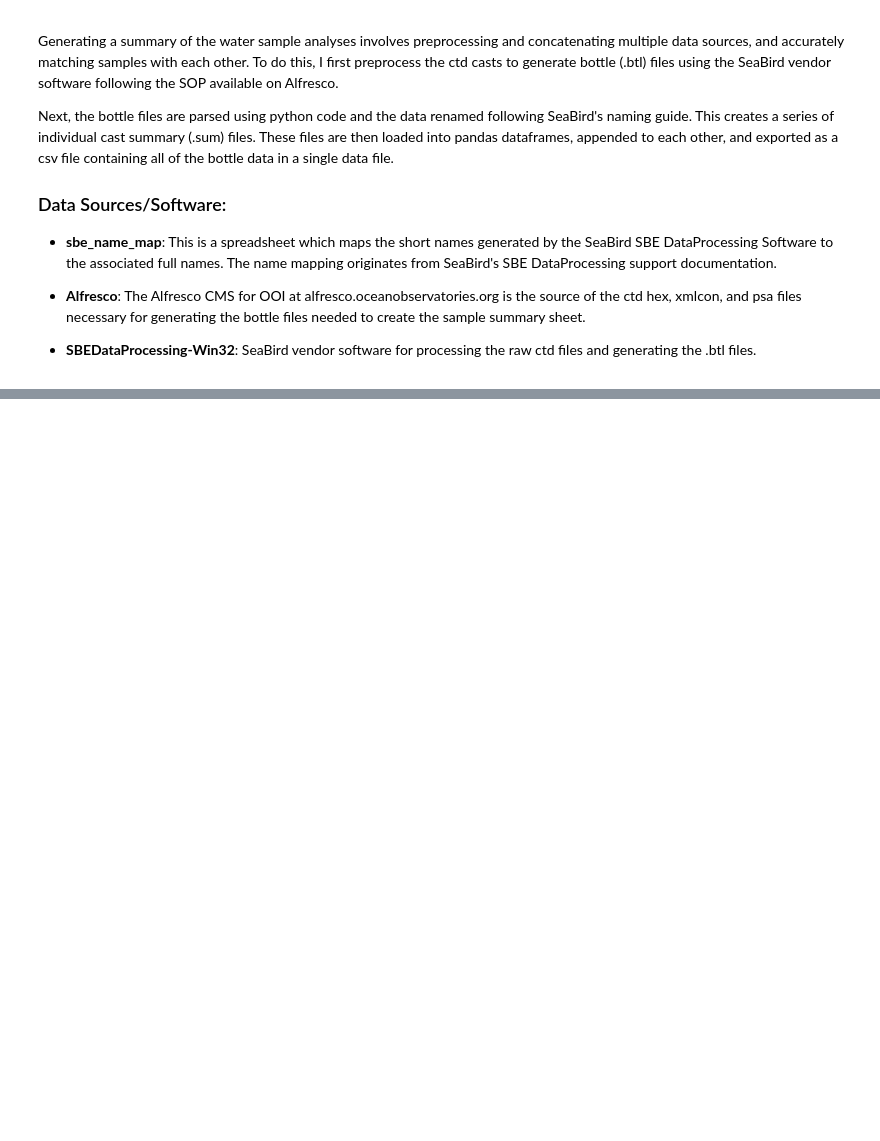
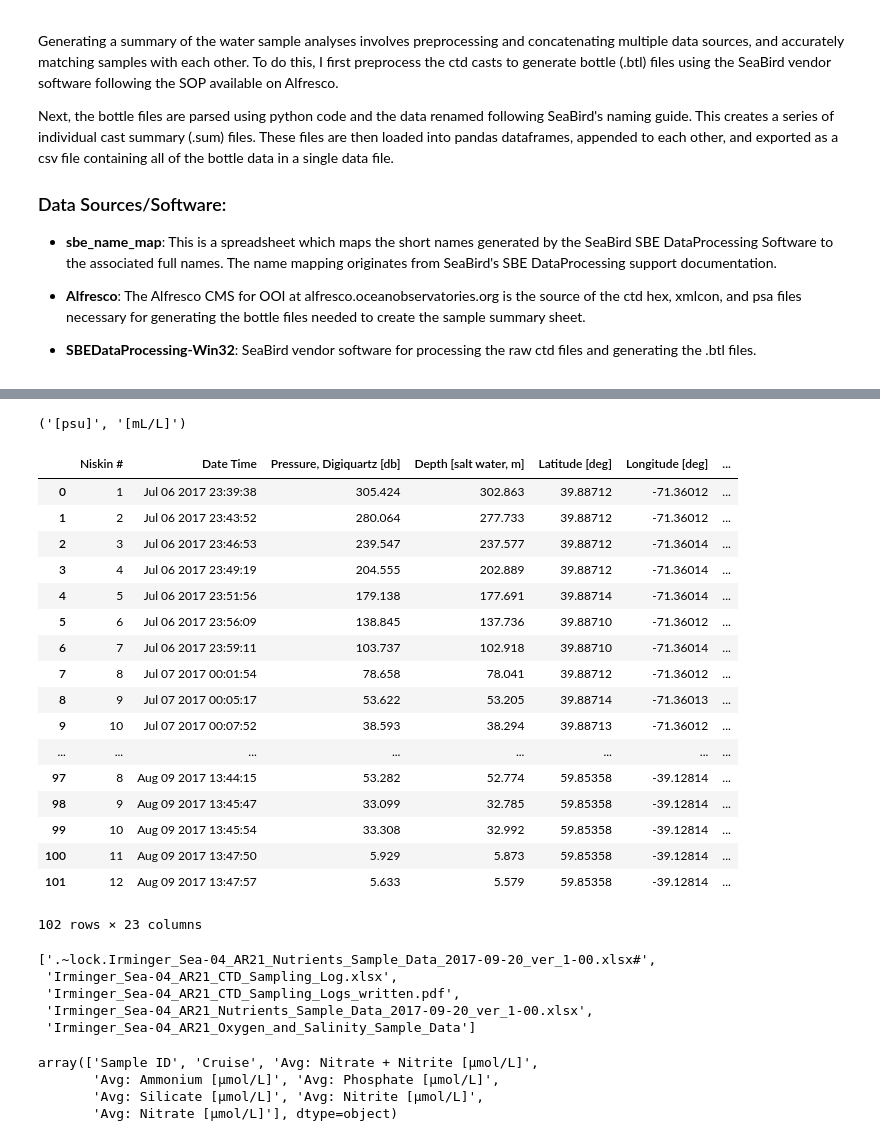
Before and after one commit to cooleyky/QAQC_Sandbox, a Jupyter notebook: Ship_data/btl_file_processing.ipynb, the cells around one changed output, grey strips where cells are left out. Cells and saved outputs as stored; diff of their text form; code cells hidden in the pictures; blank space fills up the shorter version.

```diff
--- a/Ship_data/btl_file_processing.ipynb
+++ b/Ship_data/btl_file_processing.ipynb
@@ -301,0 +291,4 @@ os.listdir(dirpath)
+# %%
+# Now, merge the oxygen and salinity data into the bottle summary file
+result = df.merge(sample_log[['Sample Log: Cast #','Sample Log: Niskin #','SAL: Salinity','OXY: Oxy']],
+                  how='left', left_on=['Cast #','Niskin #'], right_on=['Sample Log: Cast #','Sample Log: Niskin #'])
@@ -301,0 +297,32 @@ os.listdir(dirpath)
+# %%
+sal_unit = '[' + list(set(sal_df['SAL: Unit']) )[0] + ']'
+oxy_unit = '[' + list(set(oxy_df['OXY: Unit']) )[0] + ']'
+sal_unit, oxy_unit
+# %% [output]
+('[psu]', '[mL/L]')
+# %%
+result.drop(['Sample Log: Cast #','Sample Log: Niskin #'], axis=1, inplace=True)
+# %%
+result.rename(columns=lambda x: x.replace('SAL:','Bottle') + ' ' + sal_unit if 'SAL:' in x else x, inplace=True)
+result.rename(columns=lambda x: x.replace('OXY:','Bottle') + ' ' + oxy_unit if 'OXY:' in x else x, inplace=True)
+# %%
+result
+# %% [output]
+|  | Niskin # | Date Time | Pressure, Digiquartz [db] | Depth [salt water, m] | Latitude [deg] | Longitude [deg] | ... |
+| 0 | 1 | Jul 06 2017 23:39:38 | 305.424 | 302.863 | 39.88712 | -71.36012 | ... |
+| 1 | 2 | Jul 06 2017 23:43:52 | 280.064 | 277.733 | 39.88712 | -71.36012 | ... |
+| 2 | 3 | Jul 06 2017 23:46:53 | 239.547 | 237.577 | 39.88712 | -71.36014 | ... |
+| 3 | 4 | Jul 06 2017 23:49:19 | 204.555 | 202.889 | 39.88712 | -71.36014 | ... |
+| 4 | 5 | Jul 06 2017 23:51:56 | 179.138 | 177.691 | 39.88714 | -71.36014 | ... |
+| 5 | 6 | Jul 06 2017 23:56:09 | 138.845 | 137.736 | 39.88710 | -71.36012 | ... |
+| 6 | 7 | Jul 06 2017 23:59:11 | 103.737 | 102.918 | 39.88710 | -71.36014 | ... |
+| 7 | 8 | Jul 07 2017 00:01:54 | 78.658 | 78.041 | 39.88712 | -71.36012 | ... |
+| 8 | 9 | Jul 07 2017 00:05:17 | 53.622 | 53.205 | 39.88714 | -71.36013 | ... |
+| 9 | 10 | Jul 07 2017 00:07:52 | 38.593 | 38.294 | 39.88713 | -71.36012 | ... |
+| ... | ... | ... | ... | ... | ... | ... | ... |
+| 97 | 8 | Aug 09 2017 13:44:15 | 53.282 | 52.774 | 59.85358 | -39.12814 | ... |
+| 98 | 9 | Aug 09 2017 13:45:47 | 33.099 | 32.785 | 59.85358 | -39.12814 | ... |
+| 99 | 10 | Aug 09 2017 13:45:54 | 33.308 | 32.992 | 59.85358 | -39.12814 | ... |
+| 100 | 11 | Aug 09 2017 13:47:50 | 5.929 | 5.873 | 59.85358 | -39.12814 | ... |
+| 101 | 12 | Aug 09 2017 13:47:57 | 5.633 | 5.579 | 59.85358 | -39.12814 | ... |
+102 rows × 23 columns
@@ -301,0 +331,9 @@ os.listdir(dirpath)
+# %%
+# Now, need to include the nutrient bottle data
+os.listdir('Irminger/Irminger-4/Water Sampling')
+# %% [output]
+['.~lock.Irminger_Sea-04_AR21_Nutrients_Sample_Data_2017-09-20_ver_1-00.xlsx#',
+ 'Irminger_Sea-04_AR21_CTD_Sampling_Log.xlsx',
+ 'Irminger_Sea-04_AR21_CTD_Sampling_Logs_written.pdf',
+ 'Irminger_Sea-04_AR21_Nutrients_Sample_Data_2017-09-20_ver_1-00.xlsx',
+ 'Irminger_Sea-04_AR21_Oxygen_and_Salinity_Sample_Data']
@@ -301,0 +342,7 @@ os.listdir(dirpath)
+# %%
+nutrients.columns.values
+# %% [output]
+array(['Sample ID', 'Cruise', 'Avg: Nitrate + Nitrite [µmol/L]',
+       'Avg: Ammonium [µmol/L]', 'Avg: Phosphate [µmol/L]',
+       'Avg: Silicate [µmol/L]', 'Avg: Nitrite [µmol/L]',
+       'Avg: Nitrate [µmol/L]'], dtype=object)
```
Also changed, not shown: parts of 43 cells of this notebook, 12 other files.
